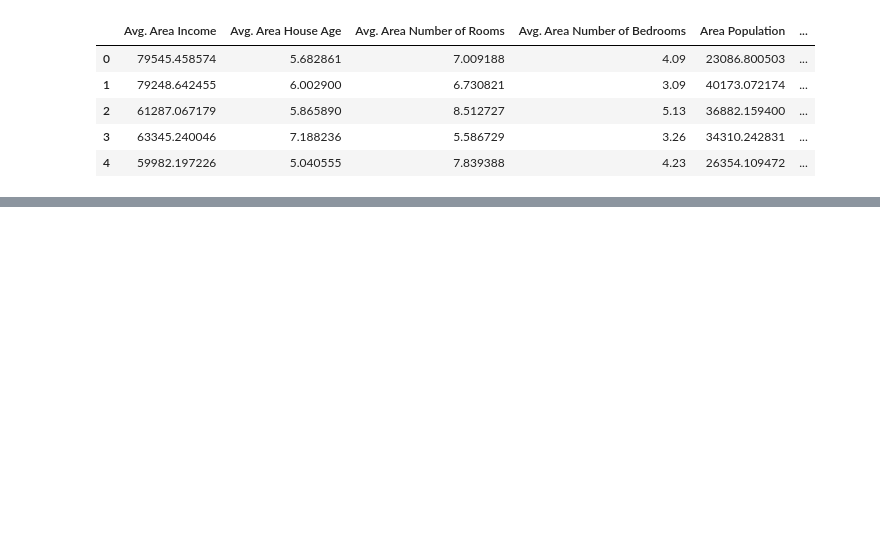
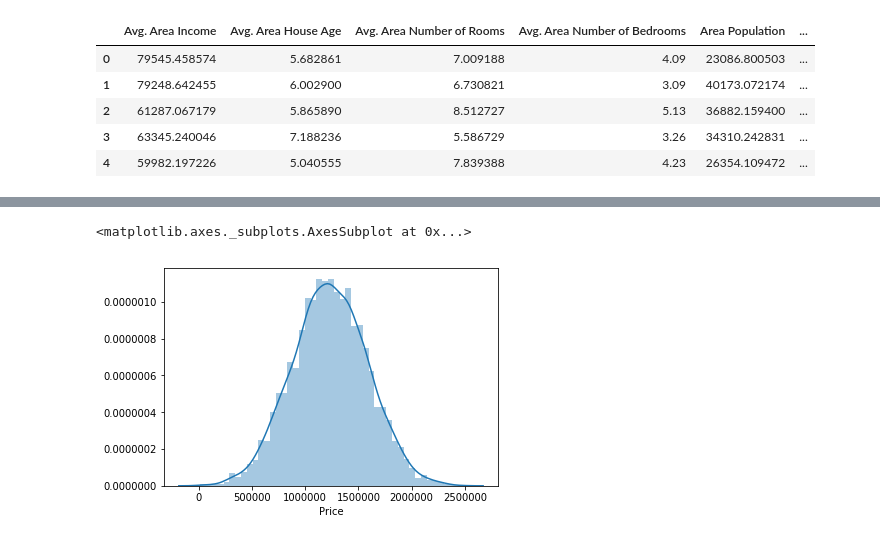
Before and after one commit to RiyaGaur/Machine-Learning, a Jupyter notebook: Machine Learning Linear Regression .ipynb, the cells around one changed output, grey strips where cells are left out. Drawn from its saved outputs; the diff is of its cells as text; code cells hidden in the pictures; blank space fills up the shorter version.

```diff
--- a/Machine Learning Linear Regression .ipynb
+++ b/Machine Learning Linear Regression .ipynb
@@ -31,0 +101,5 @@ df_data_1.head()
+# %%
+sns.distplot(df['Price'])
+# %% [output]
+<matplotlib.axes._subplots.AxesSubplot at 0x...>
+[figure, added]
```
Also changed, not shown: parts of 22 cells of this notebook.
